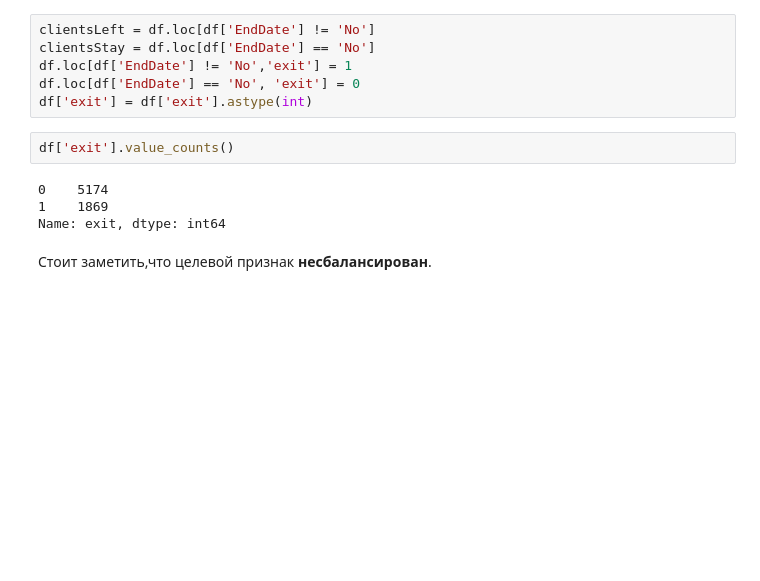
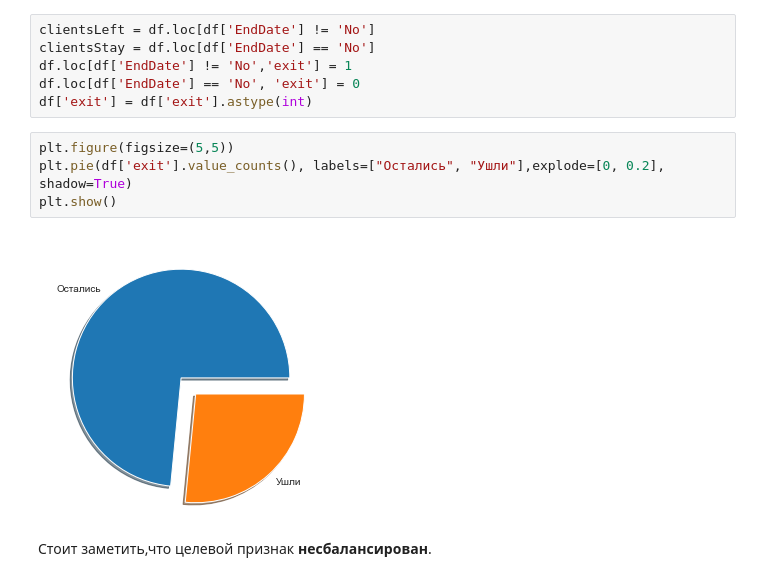
Before and after one commit to KABA4EEGGG/Customer-churn-analysis, a Jupyter notebook: project.ipynb, the cells around one changed output. Saved outputs shown, nothing was run; the diff lists cells and outputs as text; blank space fills up the shorter version.

```diff
--- a/project.ipynb
+++ b/project.ipynb
@@ -245,12 +263,12 @@ clientsStay = df.loc[df['EndDate'] == 'No']
 df.loc[df['EndDate'] != 'No','exit'] = 1
 df.loc[df['EndDate'] == 'No', 'exit'] = 0
 df['exit'] = df['exit'].astype(int)
-# %%
-df['exit'].value_counts()
-# %% [output]
-0    5174
-1    1869
-Name: exit, dtype: int64
+# %%
+plt.figure(figsize=(5,5))
+plt.pie(df['exit'].value_counts(), labels=["Остались", "Ушли"],explode=[0, 0.2], shadow=True)
+plt.show()
+# %% [output]
+[figure, added]
 # %% [markdown]
 Стоит заметить,что целевой признак **несбалансирован**.
 # %% [markdown]
```
Also changed, not shown: parts of 26 cells of this notebook.
